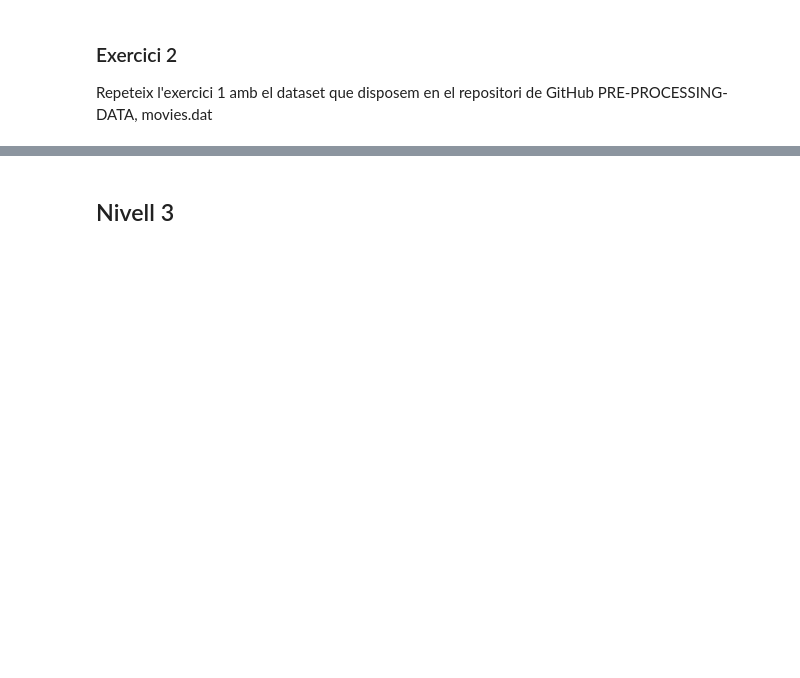
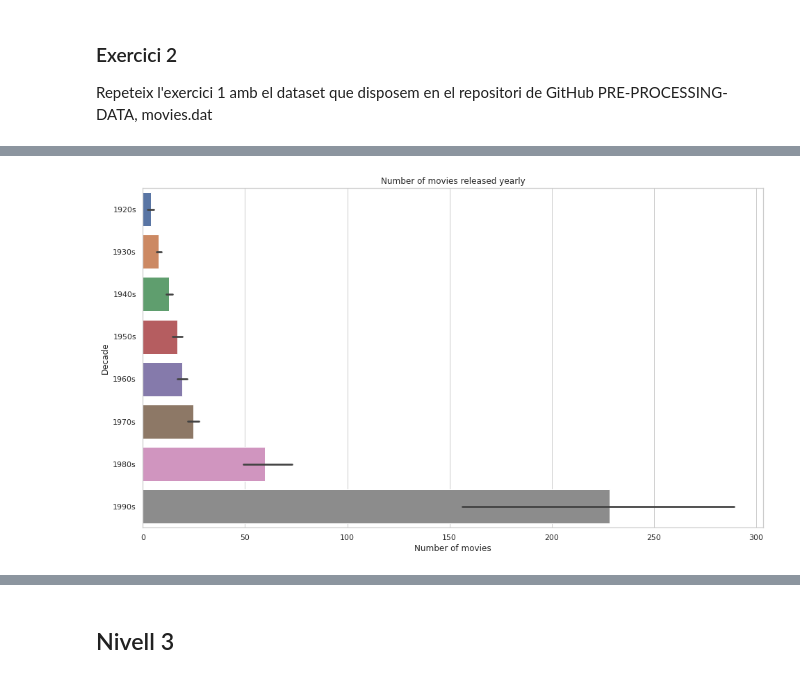
Before and after one commit to itacademy-rogergallart/visualitzacio_grafica_de_multiples_variables, a Jupyter notebook: tasca6A_visualitzacio_grafica_multiples_variables.ipynb, the cells around one changed output, grey strips where cells are left out. Cells and saved outputs as stored; diff of their text form; code cells hidden in the pictures; blank space fills up the shorter version.

```diff
--- a/tasca6A_visualitzacio_grafica_multiples_variables.ipynb
+++ b/tasca6A_visualitzacio_grafica_multiples_variables.ipynb
@@ -101,0 +25,4 @@ memory usage: 166.1+ KB
+# %%
+## Llegim el fitxer
+movies = pd.read_csv("https://raw.githubusercontent.com/IT-Academy-BCN/Data-Science/main/Pre-processing-data/movies.dat",
+                 sep='::',  encoding = 'ISO-8859-1', index_col=0, names=['TitleYear','Genres'], engine='python')
@@ -101,0 +100,6 @@ memory usage: 166.1+ KB
+# %%
+# Creem un tipus categòric ordenat per codificar les dècades
+decade_dtype = pd.api.types.CategoricalDtype(
+    categories=[str(x)+'s' for x in range(1910,2010,10)], ordered=True)
+
+decade_dtype
@@ -101,0 +117,14 @@ memory usage: 166.1+ KB
+# %%
+# DataFrame: movies
+
+# Afegim la variable categòrica 'Decade' i reordenem les columnes
+
+movies['Decade'] = movies['Year'].apply(calc_decade)
+movies['Decade'] = movies['Decade'].astype(decade_dtype)
+movies = movies[['Title', 'Year', 'Decade','Genre_Action', 'Genre_Adventure', 'Genre_Animation',
+       'Genre_Children', 'Genre_Comedy', 'Genre_Crime', 'Genre_Documentary',
+       'Genre_Drama', 'Genre_Fantasy', 'Genre_Film-Noir', 'Genre_Horror',
+       'Genre_Musical', 'Genre_Mystery', 'Genre_Romance', 'Genre_Sci-Fi',
+       'Genre_Thriller', 'Genre_War', 'Genre_Western']]
+
+movies.sample(5)
@@ -101,0 +304,23 @@ memory usage: 166.1+ KB
+# %%
+# Exercici:
+# sns.barplot(x='tip_pct', y='day', data=tips, orient="h")
+# plt.show()
+
+plt.figure(figsize=(16,9))
+
+# Eliminem les dècades de 1910s i 2000s perquè només contenen 1 any (1919 i 2000)
+# i falsejarien el gràfic
+filter = (moviesByYear.Decade >= '1920s') & (moviesByYear.Decade <= '1990s')
+
+foo = moviesByYear[filter].copy()
+foo['Decade'] = foo['Decade'].cat.remove_unused_categories() # Bug de seaborn, per evitar que pinti categories no utilizades les eliminem
+
+
+sns.barplot(x='Total', y='Decade', data=foo, orient="h")
+
+plt.title('Number of movies released yearly')
+plt.xlabel('Number of movies')
+plt.ylabel('Decade')
+plt.show()
+# %% [output]
+[figure, added]
```
Also changed, not shown: parts of 52 cells of this notebook.
